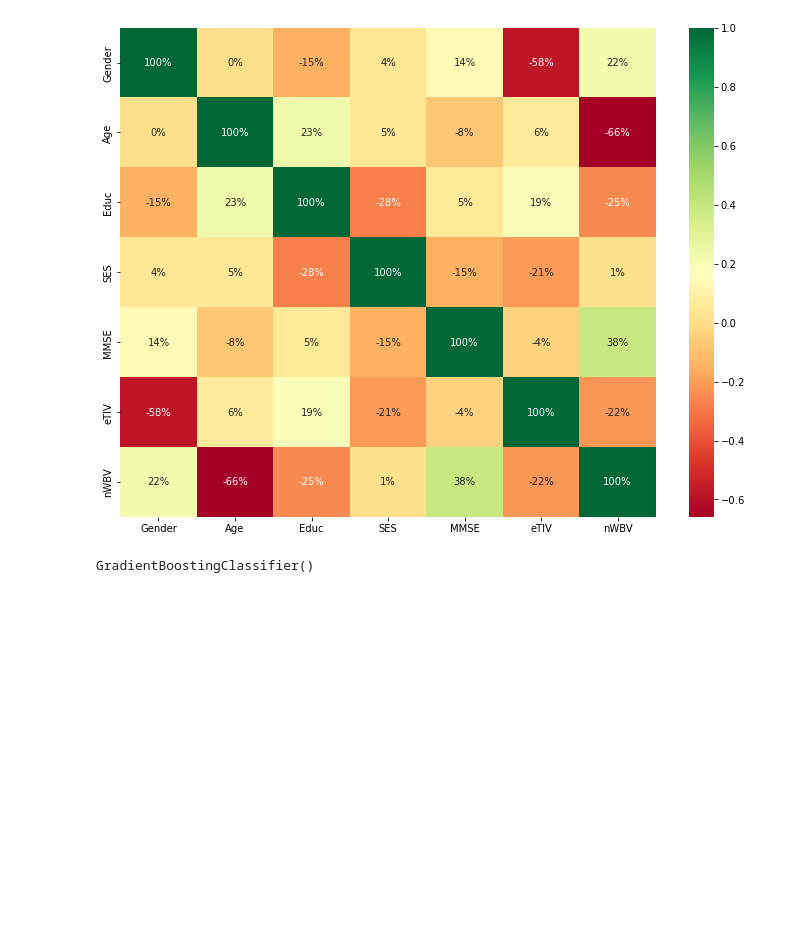
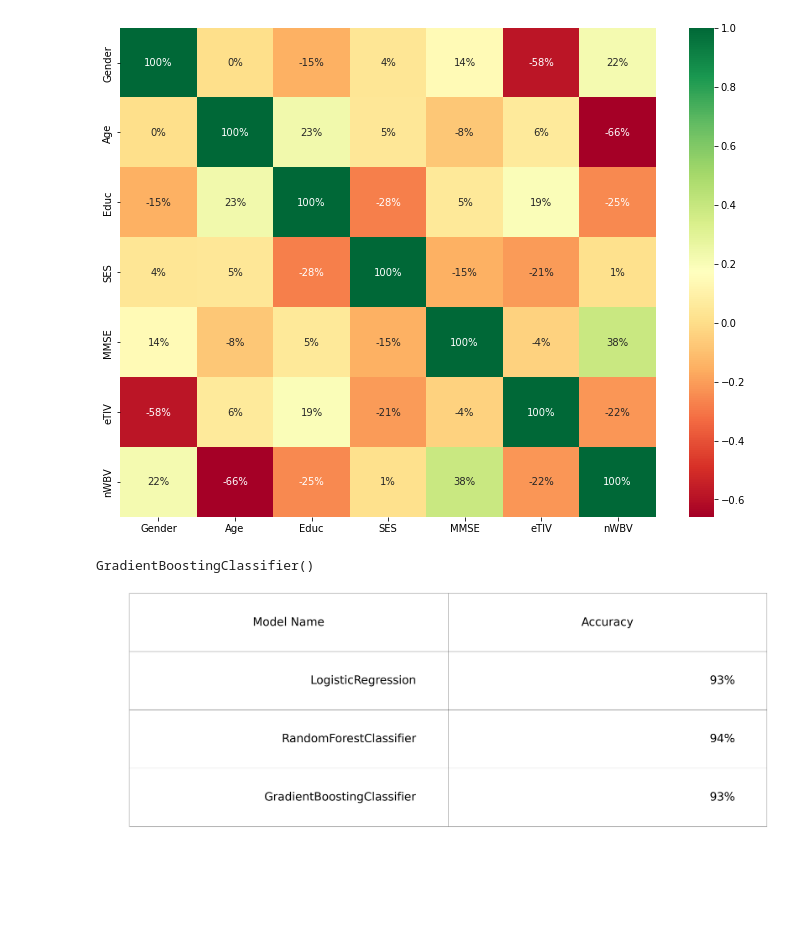
Before and after one commit to MawuliB/Alzheimer-s-Disease-Prediction, a Jupyter notebook: alzheimer.ipynb, the cells around one changed output. Cells and saved outputs as stored; diff of their text form; code cells hidden in the pictures; blank space fills up the shorter version.

Commit message:
modified model

```diff
--- a/alzheimer.ipynb
+++ b/alzheimer.ipynb
@@ -225,4 +226,25 @@ model1.fit(x_train, y_train)
 model2.fit(x_train, y_train)
 # %% [output]
 GradientBoostingClassifier()
+# %%
+table = [
+    [ "LogisticRegression","{:.0%}".format(model.score(x_test, y_test))],
+    ["RandomForestClassifier", "{:.0%}".format(model1.score(x_test, y_test))],
+    ["GradientBoostingClassifier", "{:.0%}".format(model2.score(x_test, y_test))],
+]
+plt.rcParams["figure.figsize"] = [15.00, 15.0]
+plt.rcParams["figure.autolayout"] = True
+fig, ax = plt.subplots()
+
+columns = ("Model Name", "Accuracy")
+ax.axis('tight')
+ax.axis('off')
+tab = ax.table(cellText=table, colLabels=columns, loc=4, bbox=(0.2,0.6,4,1.5))
+tab.auto_set_font_size(False)
+tab.set_fontsize(60)
+plt.show()
+
+# The best is RandomForestClassifier
+# %% [output]
+[figure, added]
 # %%
```
Also changed, not shown: parts of 3 cells of this notebook.
